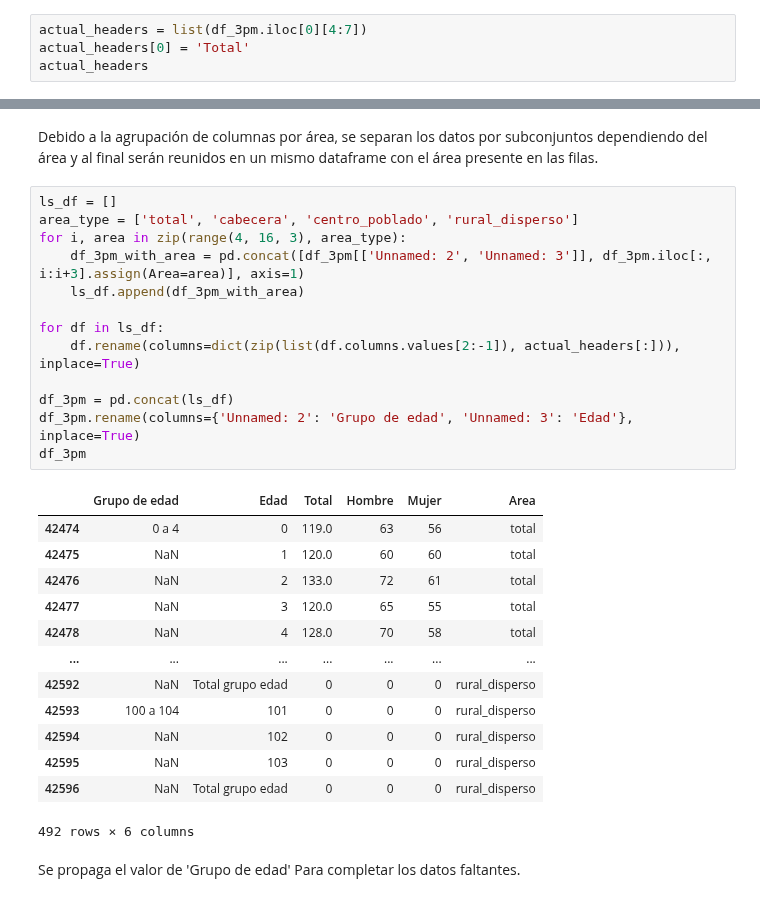
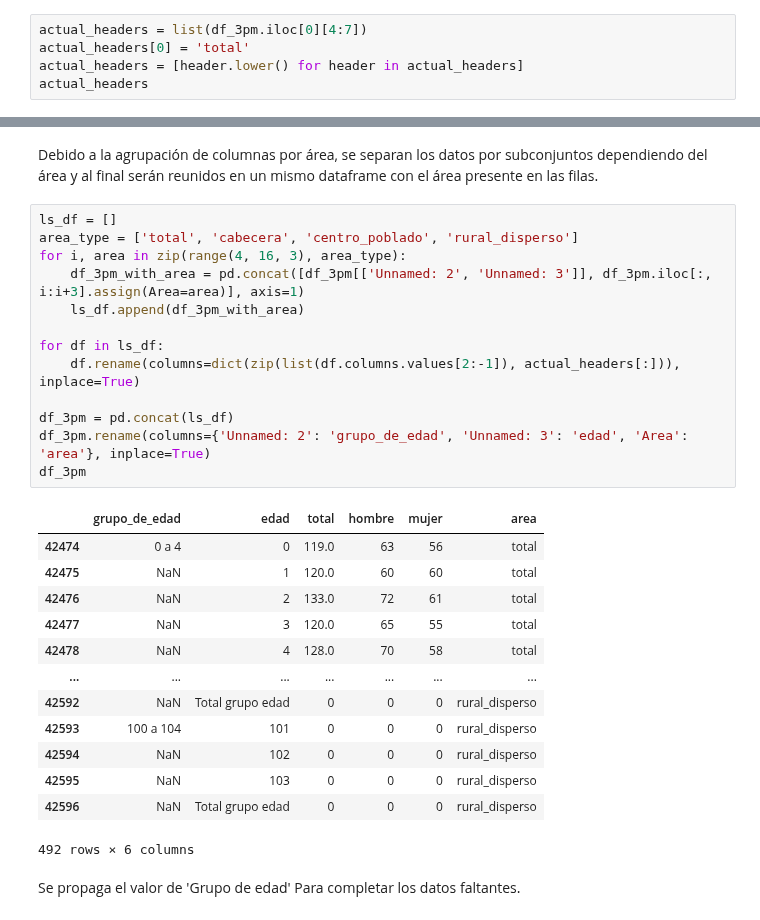
Before and after one commit to Schiavi13/Censo-Viterbo-Caldas-2018, a Jupyter notebook: source_to_csv_3pm.ipynb, the cells around one changed output, grey strips where cells are left out. Cells and saved outputs as stored; diff of their text form.

Commit message:
Actualiza headers a minuscula y Snake Case

```diff
--- a/source_to_csv_3pm.ipynb
+++ b/source_to_csv_3pm.ipynb
@@ -48,6 +48,7 @@ for i, value in enumerate(first_row):
 Se observan columnas agrupadas por área, las subcolumnas contienen los headers para el dataset.
 # %%
 actual_headers = list(df_3pm.iloc[0][4:7])
-actual_headers[0] = 'Total'
+actual_headers[0] = 'total'
+actual_headers = [header.lower() for header in actual_headers]
 actual_headers
 # %% [output]
@@ -77,18 +78,18 @@ Debido a la agrupación de columnas por área, se separan los datos por subconju
 # %%
 ls_df = []
 area_type = ['total', 'cabecera', 'centro_poblado', 'rural_disperso']
 for i, area in zip(range(4, 16, 3), area_type):
     df_3pm_with_area = pd.concat([df_3pm[['Unnamed: 2', 'Unnamed: 3']], df_3pm.iloc[:, i:i+3].assign(Area=area)], axis=1)
     ls_df.append(df_3pm_with_area)
 
 for df in ls_df:
     df.rename(columns=dict(zip(list(df.columns.values[2:-1]), actual_headers[:])), inplace=True)
 
 df_3pm = pd.concat(ls_df)
-df_3pm.rename(columns={'Unnamed: 2': 'Grupo de edad', 'Unnamed: 3': 'Edad'}, inplace=True)
+df_3pm.rename(columns={'Unnamed: 2': 'grupo_de_edad', 'Unnamed: 3': 'edad', 'Area': 'area'}, inplace=True)
 df_3pm
 # %% [output]
-|  | Grupo de edad | Edad | Total | Hombre | Mujer | Area |
+|  | grupo_de_edad | edad | total | hombre | mujer | area |
 | 42474 | 0 a 4 | 0 | 119.0 | 63 | 56 | total |
 | 42475 | NaN | 1 | 120.0 | 60 | 60 | total |
 | 42476 | NaN | 2 | 133.0 | 72 | 61 | total |
```
Also changed, not shown: parts of 4 cells of this notebook, 2 other files.
